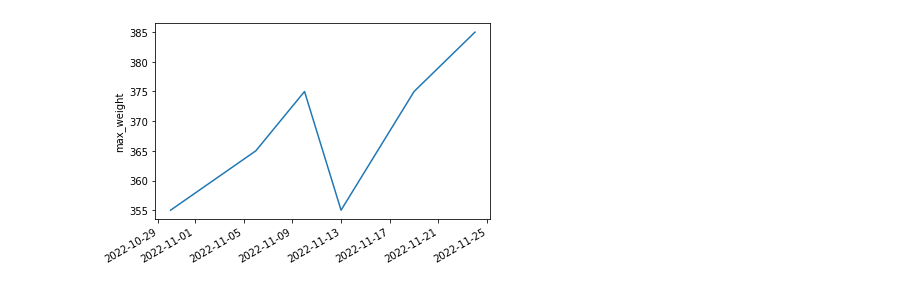
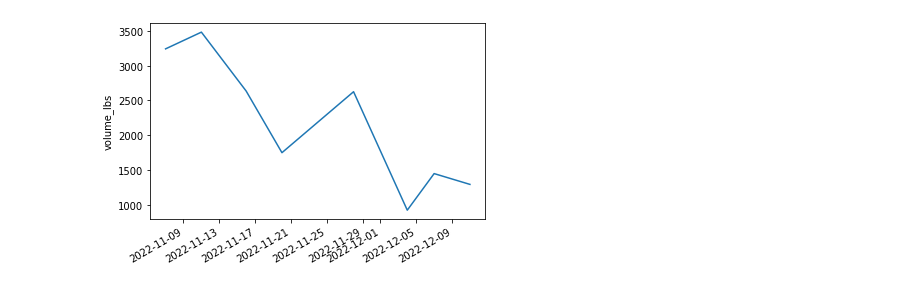
Before and after one commit to EthanSargent/fitness, a Jupyter notebook: fitness.ipynb, the cells around one changed output. Saved outputs shown, nothing was run; the diff lists cells and outputs as text; code cells hidden in the pictures.

```diff
--- a/fitness.ipynb
+++ b/fitness.ipynb
@@ -10,4 +19,4 @@ add_workout(w, True)
 # %%
-viz_exercise("deadlift", MAX_WEIGHT)
+viz_exercise("pull_up", VOLUME)
 # %% [output]
-[figure, old version]
+[figure, new version]
```
Also changed, not shown: parts of 4 cells of this notebook, 6 other files.
